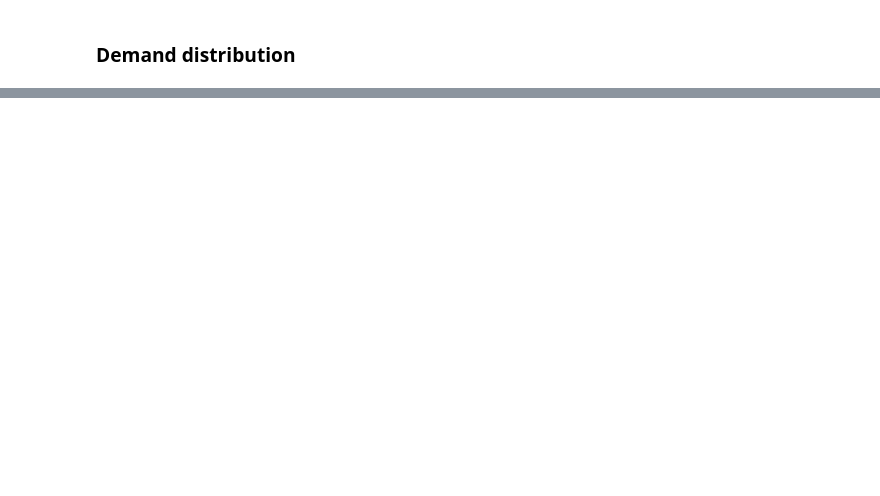
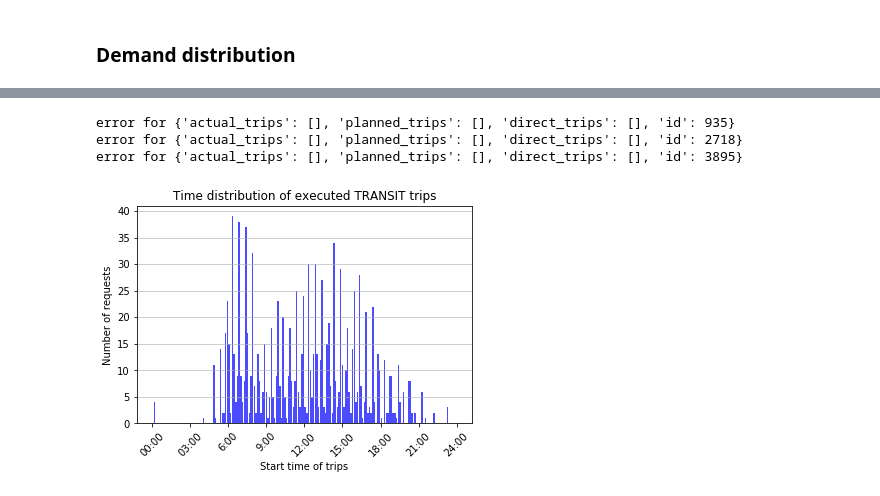
Before and after one commit to serdyt/Simulation-post-processing, a Jupyter notebook: Processing trip dump.ipynb, the cells around one changed output, grey strips where cells are left out. Cells and saved outputs as stored; diff of their text form; code cells hidden in the pictures; blank space fills up the shorter version.

```diff
--- a/Processing trip dump.ipynb
+++ b/Processing trip dump.ipynb
@@ -530,0 +545,30 @@ plt.savefig('data/demand_distr.png', dpi=600)
+# %%
+time_requested_trips = []
+for person in persons:
+    try:
+        if person['actual_trips'][0]['main_mode'] in ['TRANSIT,WALK']:
+            time_requested_trips.append(person['actual_trips'][0]['legs'][0]['start_time'])
+    except:
+        print('error for {}'.format(person))
+        continue
+
+fig = plt.figure()
+ax = fig.add_subplot(111)
+ax.hist(x=time_requested_trips, bins=np.arange(0,day_sec+1,day_sec/day_h*8/60), color='blue', alpha=0.7, rwidth=0.85, density=False)
+#n, bins, patches = plt.hist(x=upsampled_wl['work_journey_start_time'], bins=np.arange(1,24,.5), color='grey',
+                           # alpha=0.7, rwidth=0.85, density=1) #, stacked=True, density=True
+plt.grid(axis='y', alpha=0.75)
+plt.xlabel('Start time of trips')
+plt.ylabel('Number of requests')
+plt.title('Time distribution of executed TRANSIT trips')
+
+plt.xticks([x*3600 for x in [0, 3, 6, 9, 12, 15, 18, 21, 24]])
+names_x = ['00:00','03:00','6:00','9:00','12:00','15:00','18:00','21:00', '24:00']
+ax.set_xticklabels(names_x,rotation=45)
+
+plt.savefig('data/demand_distr.png', dpi=600)
+# %% [output]
+error for {'actual_trips': [], 'planned_trips': [], 'direct_trips': [], 'id': 935}
+error for {'actual_trips': [], 'planned_trips': [], 'direct_trips': [], 'id': 2718}
+error for {'actual_trips': [], 'planned_trips': [], 'direct_trips': [], 'id': 3895}
+[figure, added]
```
Also changed, not shown: parts of 34 cells of this notebook, 5 other files.
